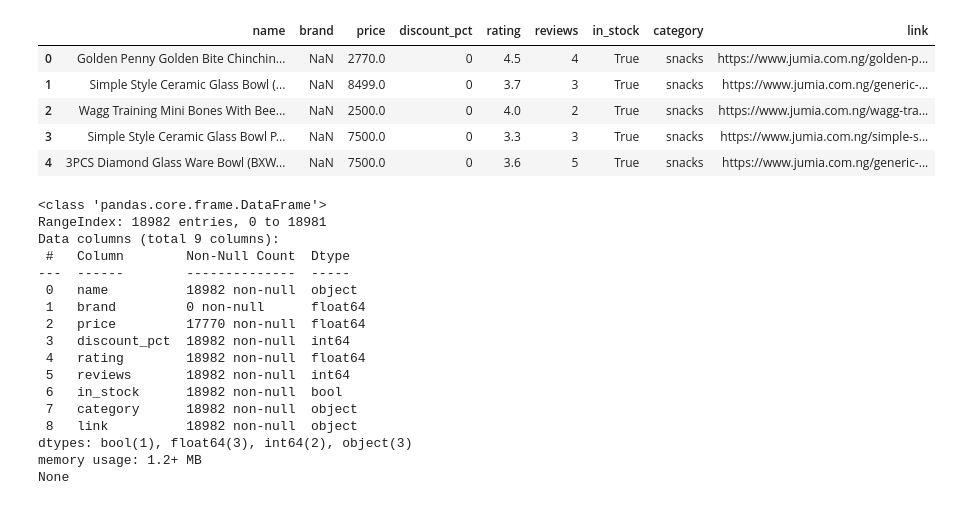
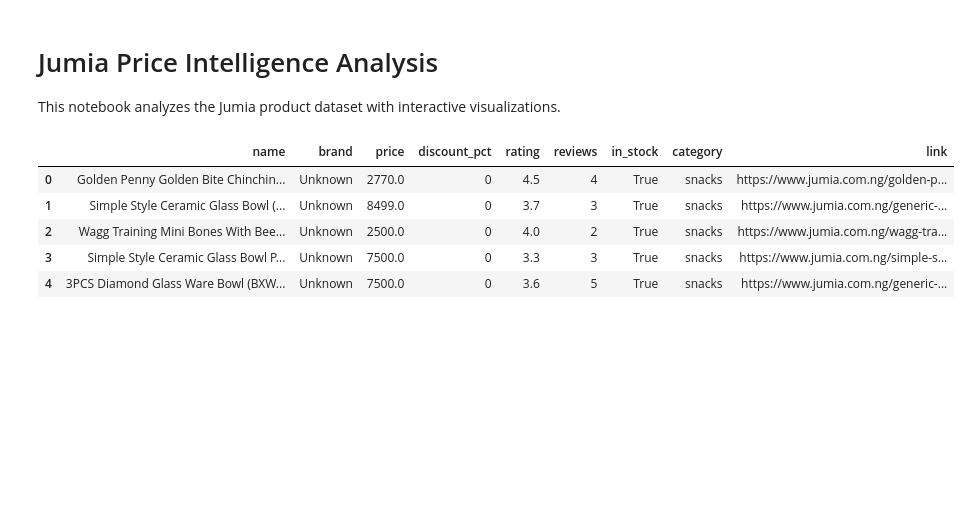
Before and after one commit to shanusaras/Real_Time_Price_Intelligence_System, a Jupyter notebook: notebooks/eda.ipynb, the cells around one changed output. Cells and saved outputs as stored; diff of their text form; code cells hidden in the pictures; blank space fills up the shorter version.

```diff
--- a/notebooks/eda.ipynb
+++ b/notebooks/eda.ipynb
@@ -0,0 +1,4 @@
+# %% [markdown]
+# Jumia Price Intelligence Analysis
+
+This notebook analyzes the Jumia product dataset with interactive visualizations.
@@ -1,37 +13,11 @@
 # %%
-import pandas as pd
-
-# Load the products data
-products = pd.read_csv(r'E:\Real_Time_Price_Intelligence_System\etl\output\jumia_products_clean.csv')
-
-# Show the first few rows
-products.head()
+# Load the data
+df = pd.read_csv('../etl/output/jumia_products_clean.csv')
+df.head()
 # %% [output]
 |  | name | brand | price | discount_pct | rating | reviews | in_stock | category | link |
-| 0 | Golden Penny Golden Bite Chinchin... | NaN | 2770.0 | 0 | 4.5 | 4 | True | snacks | https://www.jumia.com.ng/golden-p... |
-| 1 | Simple Style Ceramic Glass Bowl (... | NaN | 8499.0 | 0 | 3.7 | 3 | True | snacks | https://www.jumia.com.ng/generic-... |
-| 2 | Wagg Training Mini Bones With Bee... | NaN | 2500.0 | 0 | 4.0 | 2 | True | snacks | https://www.jumia.com.ng/wagg-tra... |
-| 3 | Simple Style Ceramic Glass Bowl P... | NaN | 7500.0 | 0 | 3.3 | 3 | True | snacks | https://www.jumia.com.ng/simple-s... |
-| 4 | 3PCS Diamond Glass Ware Bowl (BXW... | NaN | 7500.0 | 0 | 3.6 | 5 | True | snacks | https://www.jumia.com.ng/generic-... |
+| 0 | Golden Penny Golden Bite Chinchin... | Unknown | 2770.0 | 0 | 4.5 | 4 | True | snacks | https://www.jumia.com.ng/golden-p... |
+| 1 | Simple Style Ceramic Glass Bowl (... | Unknown | 8499.0 | 0 | 3.7 | 3 | True | snacks | https://www.jumia.com.ng/generic-... |
+| 2 | Wagg Training Mini Bones With Bee... | Unknown | 2500.0 | 0 | 4.0 | 2 | True | snacks | https://www.jumia.com.ng/wagg-tra... |
+| 3 | Simple Style Ceramic Glass Bowl P... | Unknown | 7500.0 | 0 | 3.3 | 3 | True | snacks | https://www.jumia.com.ng/simple-s... |
+| 4 | 3PCS Diamond Glass Ware Bowl (BXW... | Unknown | 7500.0 | 0 | 3.6 | 5 | True | snacks | https://www.jumia.com.ng/generic-... |
-# %%
-
-# Show info (columns, types, nulls)
-print(products.info())
-# %% [output]
-<class 'pandas.core.frame.DataFrame'>
-RangeIndex: 18982 entries, 0 to 18981
-Data columns (total 9 columns):
- #   Column        Non-Null Count  Dtype
----  ------        --------------  -----
- 0   name          18982 non-null  object
- 1   brand         0 non-null      float64
- 2   price         17770 non-null  float64
- 3   discount_pct  18982 non-null  int64
- 4   rating        18982 non-null  float64
- 5   reviews       18982 non-null  int64
- 6   in_stock      18982 non-null  bool
- 7   category      18982 non-null  object
- 8   link          18982 non-null  object
-dtypes: bool(1), float64(3), int64(2), object(3)
-memory usage: 1.2+ MB
-None
```
Also changed, not shown: parts of 27 cells of this notebook, 25 other files.
